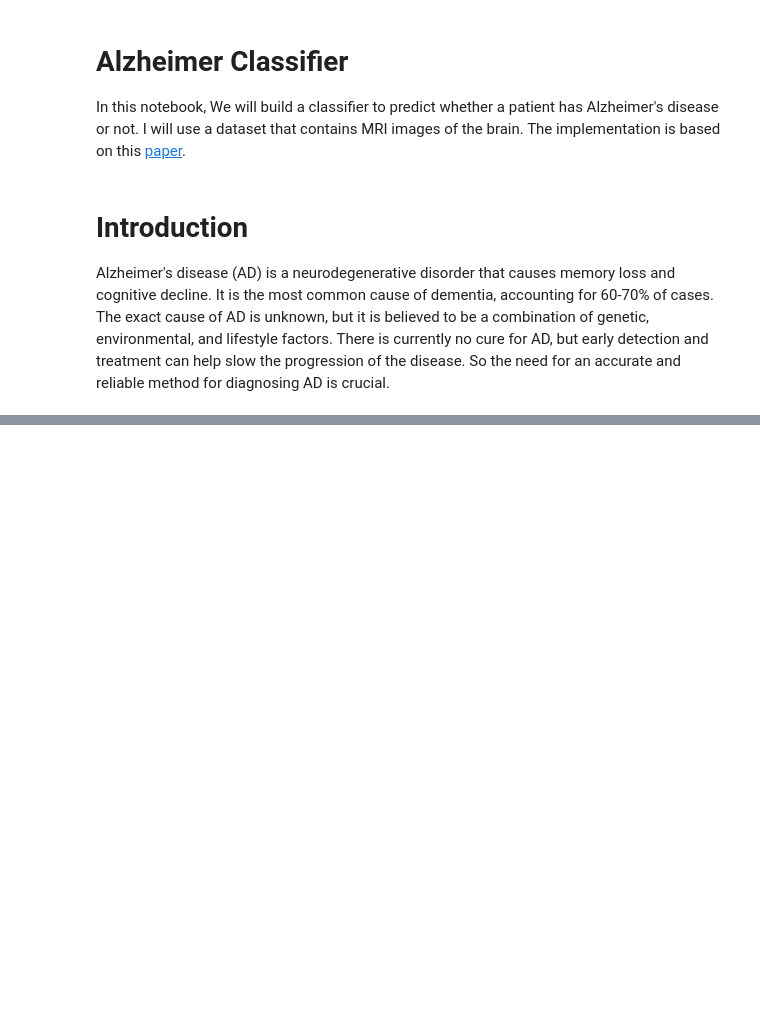
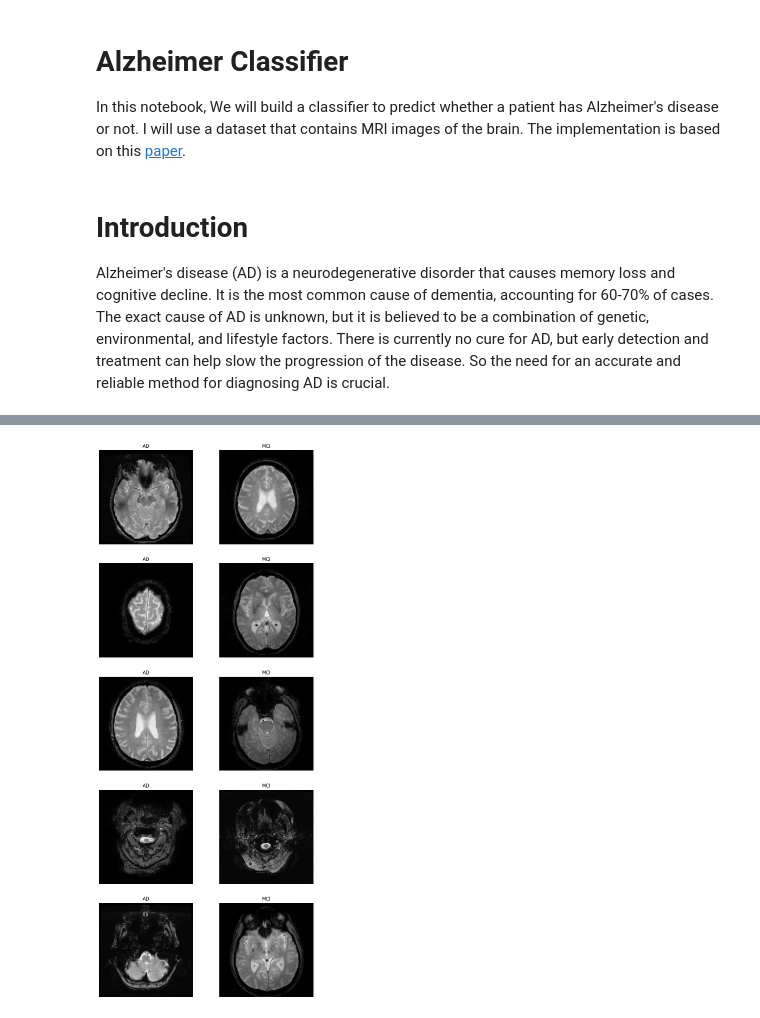
Before and after one commit to Shahriar-0/Neural-Networks-and-Deep-Learning-Course-Projects-S2024, a Jupyter notebook: HW2-ConvolutionalNeuralNetworks/src/AlzheimerClassifier.ipynb, the cells around one changed output, grey strips where cells are left out. Saved outputs shown, nothing was run; the diff lists cells and outputs as text; code cells hidden in the pictures; blank space fills up the shorter version.

```diff
--- a/HW2-ConvolutionalNeuralNetworks/src/AlzheimerClassifier.ipynb
+++ b/HW2-ConvolutionalNeuralNetworks/src/AlzheimerClassifier.ipynb
@@ -127,0 +198,4 @@ dataset.show_sample()
+# %%
+dataset.show_sample(5)
+# %% [output]
+[figure, added]
```
Also changed, not shown: parts of 9 cells of this notebook.
